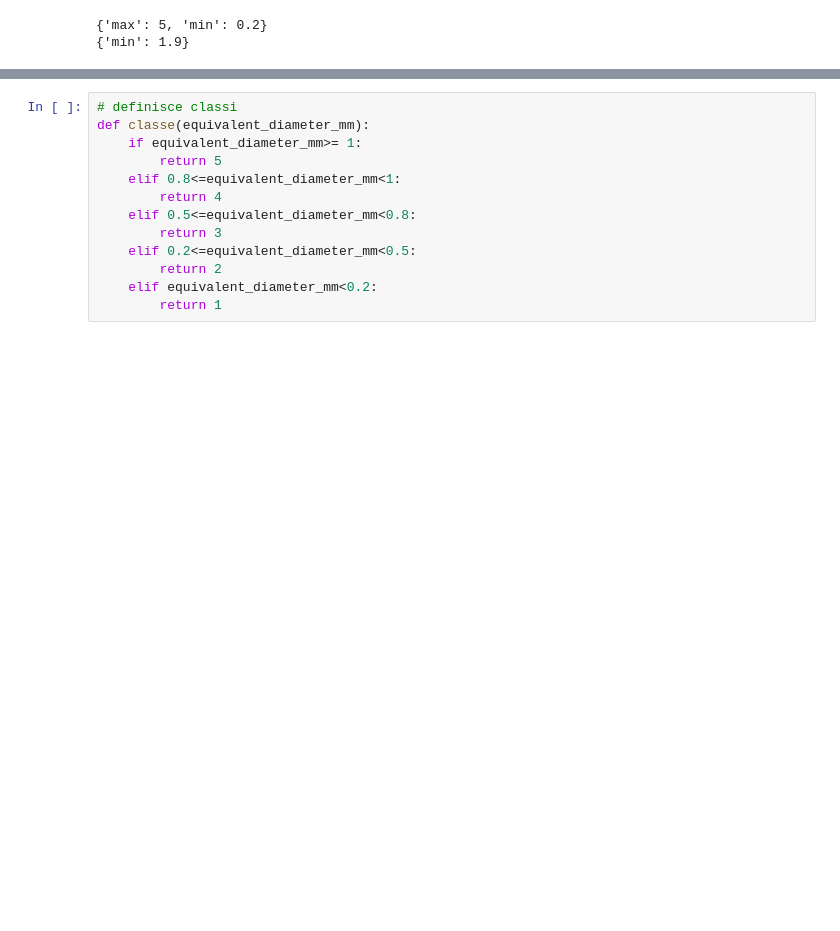
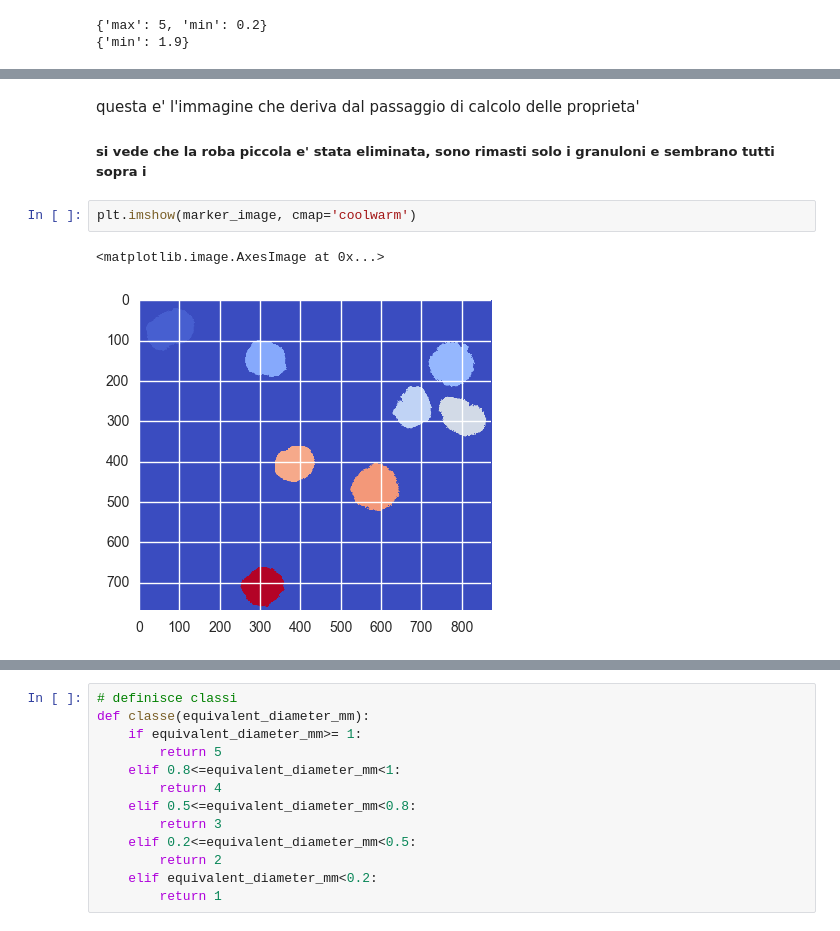
Before and after one commit to serenafalcioni/shared_nbks, a Jupyter notebook: trovagranuli1.ipynb, the cells around one changed output, grey strips where cells are left out. Drawn from its saved outputs; the diff is of its cells as text; blank space fills up the shorter version.

```diff
--- a/trovagranuli1.ipynb
+++ b/trovagranuli1.ipynb
@@ -104,2 +94,10 @@ props.head()
+# %% [markdown]
+questa e' l'immagine che deriva dal passaggio di calcolo delle proprieta'
+##### si vede che la roba piccola e' stata eliminata, sono rimasti solo i granuloni e sembrano tutti sopra i
+# %%
+plt.imshow(marker_image, cmap='coolwarm')
+# %% [output]
+<matplotlib.image.AxesImage at 0x...>
+[figure, added]
 # %%
 # aggiunge colonna con misura effettiva dei granuli
```
Also changed, not shown: parts of 7 cells of this notebook.
